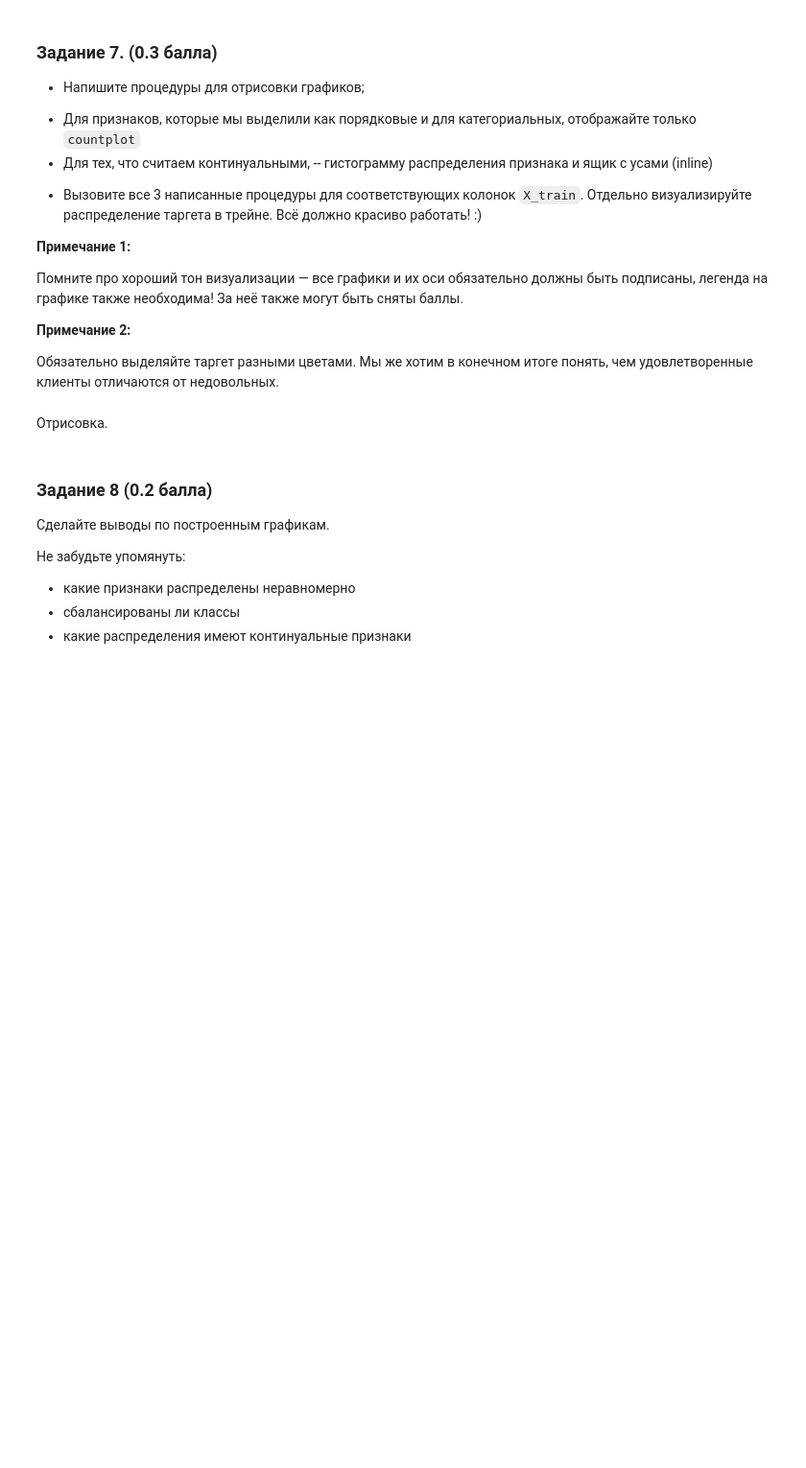
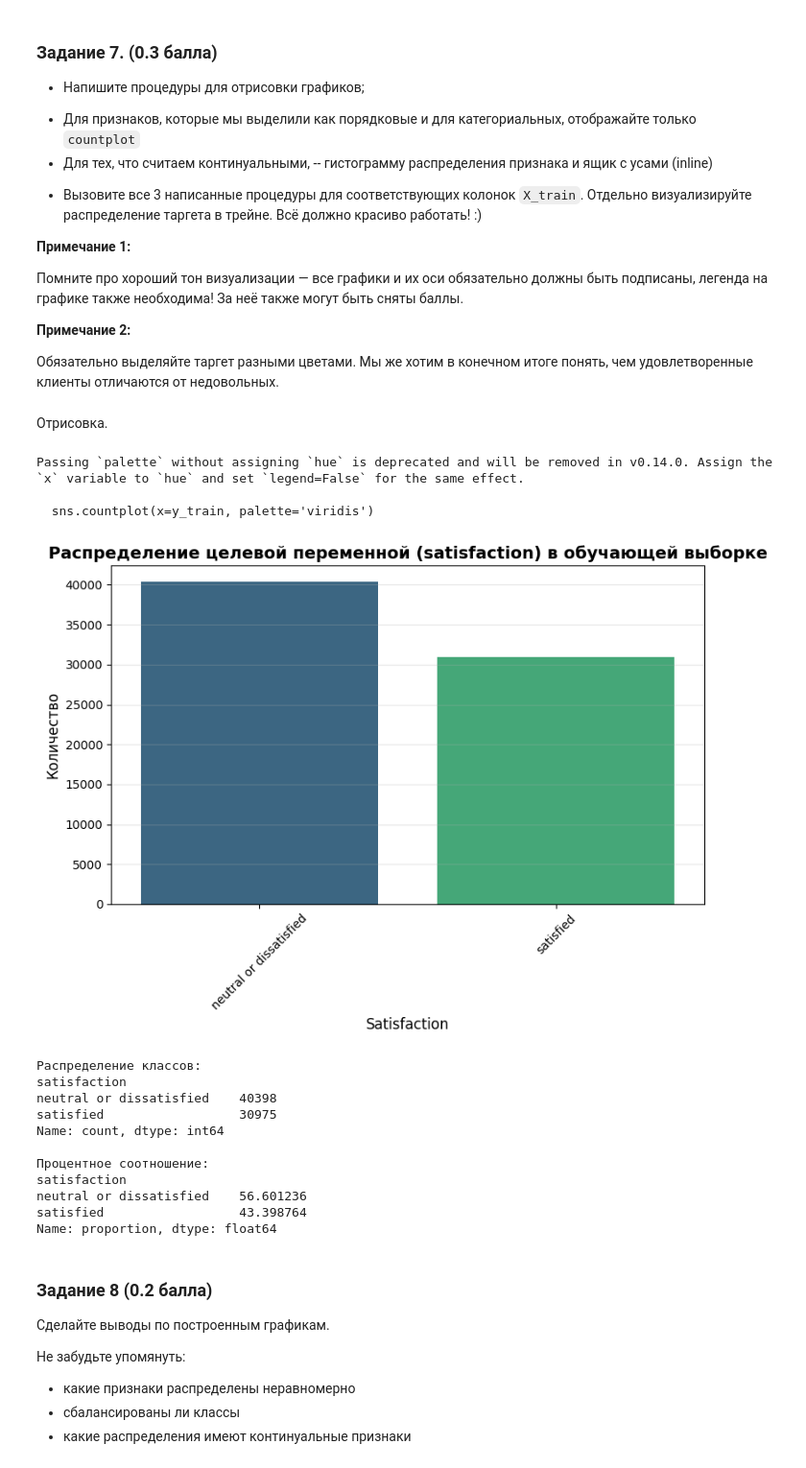
Before and after one commit to SergeySolovyev/ml_hse_hw4, a Jupyter notebook: AI_HW4_woodenML_base_2026.ipynb, the cells around one changed output. Shown at 96% size. Cells and saved outputs as stored; diff of their text form; code cells hidden in the pictures; blank space fills up the shorter version.

```diff
--- a/AI_HW4_woodenML_base_2026.ipynb
+++ b/AI_HW4_woodenML_base_2026.ipynb
@@ -987,6 +772,19 @@ freq     52590
 По определению, квантиль — значение, которое заданная случайная величина не превышает с фиксированной вероятностью. То есть, если мы смотрим на квантиль 0.996-квантиль, то значения после этого квантиля встречаются в 0.004% случаев. В среднем для всех признаков эти значения начинаются ~в этом квантиле.
 # %%
 # Ваш код ниже
+from sklearn.tree import DecisionTreeClassifier
+from sklearn.metrics import accuracy_score
+
+# Обучаем дерево решений с параметрами по умолчанию
+dt = DecisionTreeClassifier(random_state=42)
+dt.fit(X_train, y_train)
+
+# Предсказываем на валидационной подвыборке
+y_val_pred = dt.predict(X_val)
+
+# Выводим accuracy_score для валидационной подвыборки
+val_accuracy = accuracy_score(y_val, y_val_pred)
+print(f"Accuracy на валидационной подвыборке: {val_accuracy:.4f}")
 
 # 1. Находим числовые столбцы
 numeric_cols = X_train.select_dtypes(include=['number']).columns
@@ -1086,3 +900,36 @@ plot_ordinal(ordinal_cols, X_train, y_train)
+# %%
+# visualize y_train
+plt.figure(figsize=(8, 6))
+sns.countplot(x=y_train, palette='viridis')
+plt.title('Распределение целевой переменной (satisfaction) в обучающей выборке', fontsize=14, fontweight='bold')
+plt.xlabel('Satisfaction', fontsize=12)
+plt.ylabel('Количество', fontsize=12)
+plt.xticks(rotation=45)
+plt.grid(axis='y', alpha=0.3)
+plt.tight_layout()
+plt.show()
+
+# Выведем также числовые значения для анализа баланса классов
+print("\nРаспределение классов:")
+print(y_train.value_counts())
+print(f"\nПроцентное соотношение:")
+print(y_train.value_counts(normalize=True) * 100)
+# %% [output]
+Passing `palette` without assigning `hue` is deprecated and will be removed in v0.14.0. Assign the `x` variable to `hue` and set `legend=False` for the same effect.
+
+  sns.countplot(x=y_train, palette='viridis')
+[figure, added]
+Распределение классов:
+satisfaction
+neutral or dissatisfied    40398
+satisfied                  30975
+Name: count, dtype: int64
+
+Процентное соотношение:
+satisfaction
+neutral or dissatisfied    56.601236
+satisfied                  43.398764
+Name: proportion, dtype: float64
 # %% [markdown]
 ### **Задание 8 (0.2 балла)**
 
```
Also changed, not shown: parts of 16 cells of this notebook.
